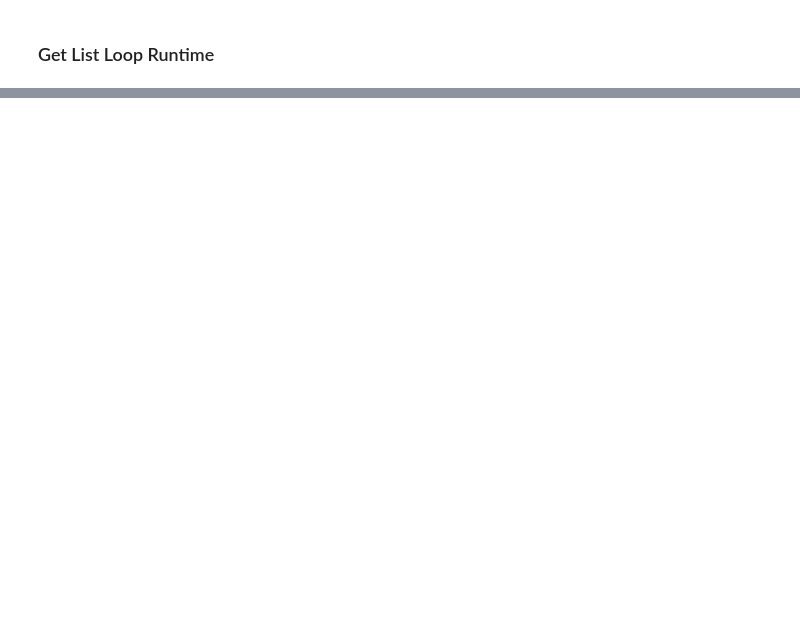
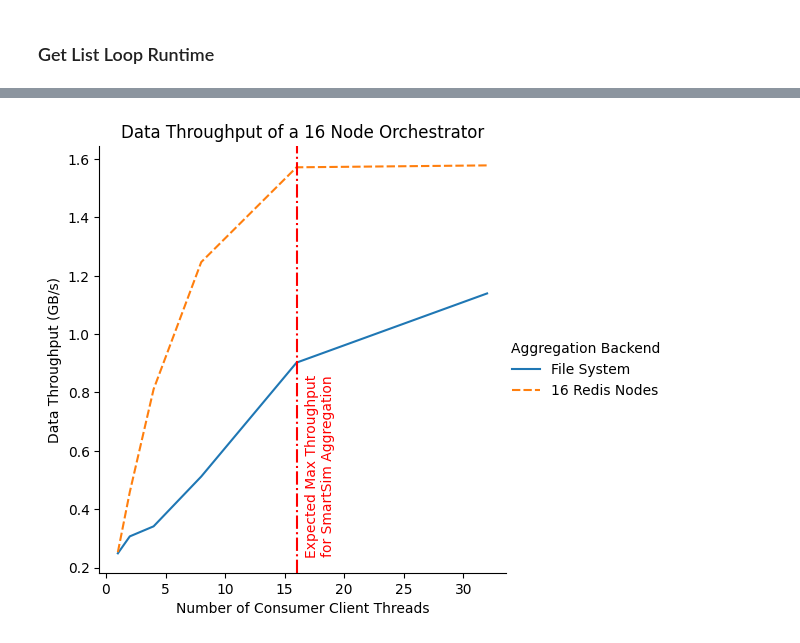
Before and after one commit to CrayLabs/SmartSim-Scaling, a Jupyter notebook: figures/aggregation-plots.ipynb, the cells around one changed output, grey strips where cells are left out. Saved outputs shown, nothing was run; the diff lists cells and outputs as text; code cells hidden in the pictures; blank space fills up the shorter version.

```diff
--- a/figures/aggregation-plots.ipynb
+++ b/figures/aggregation-plots.ipynb
@@ -204,0 +205,36 @@ db16_plot.legend.set_title("Aggregation Backend")
+# %%
+refline_color = "red"
+db16_plot = (
+    sns.relplot(
+        data=throughput_df[throughput_df["backend"].isin([
+            "File System",
+            "16 Redis Nodes",
+        ])],
+        kind="line",
+        x="client_threads",
+        y="throughput",
+        hue="backend",
+        style="backend",
+    )
+    .set(
+        title="Data Throughput of a 16 Node Orchestrator" if ADD_GRAPH_TITLES else None,
+        xlabel="Number of Consumer Client Threads",
+        ylabel="Data Throughput (GB/s)",
+    )
+)
+expected_max = 16
+ax ,= db16_plot.axes[0]
+ax.axvline(expected_max, ls="-.", c=refline_color)
+plt.text(
+    expected_max + 2,
+    0.25,
+    "Expected Max Throughput\nfor SmartSim Aggregation",
+    transform=ax.get_xaxis_transform(),
+    rotation="vertical",
+    horizontalalignment="center",
+    verticalalignment="center",
+    c=refline_color,
+)
+db16_plot.legend.set_title("Aggregation Backend")
+# %% [output]
+[figure, added]
```
Also changed, not shown: parts of 6 cells of this notebook.
